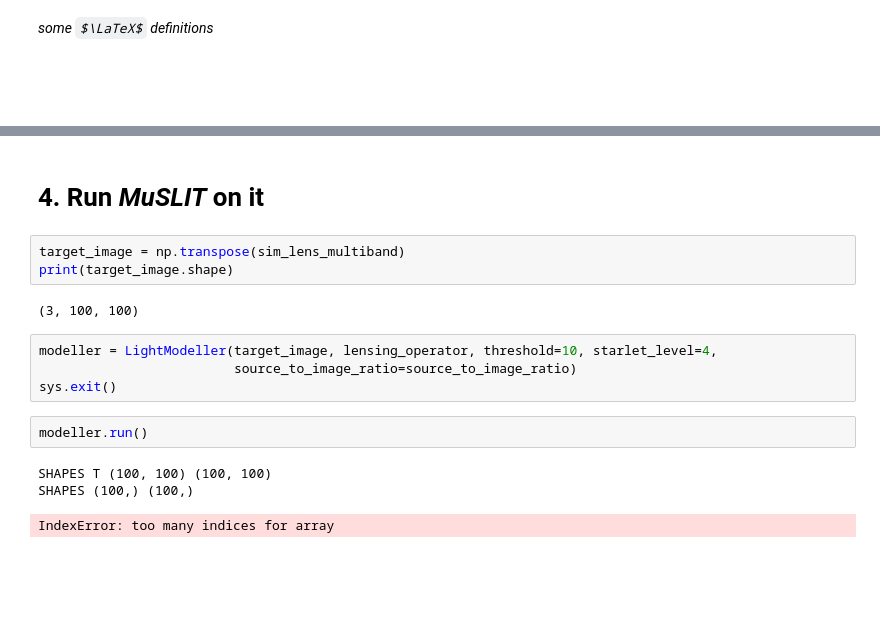
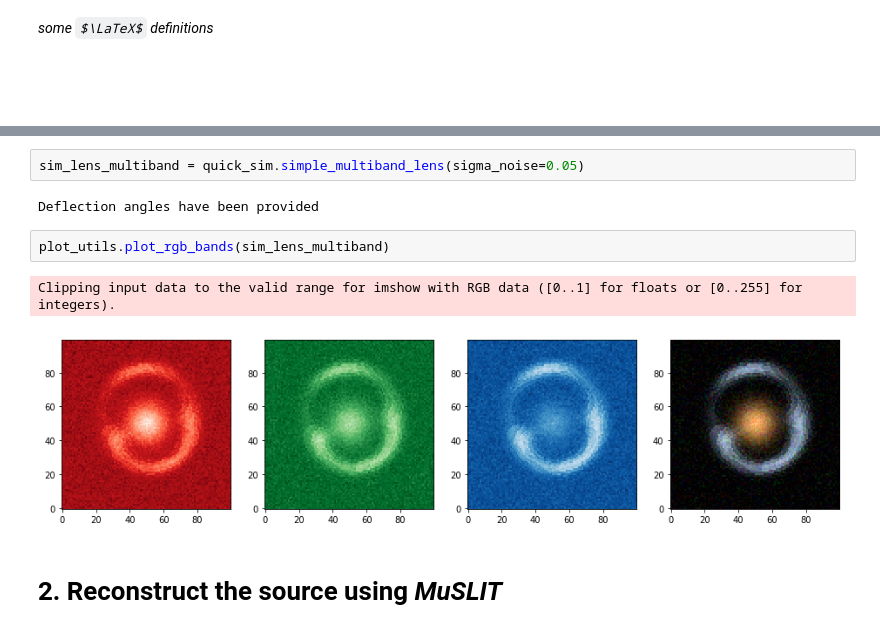
Before and after one commit to aymgal/MuSLIT, a Jupyter notebook: notebooks/MuSLIT_start.ipynb, the cells around one changed output, grey strips where cells are left out. Saved outputs shown, nothing was run; the diff lists cells and outputs as text; some formulas as TeX source; blank space fills up the shorter version.

```diff
--- a/notebooks/MuSLIT_start.ipynb
+++ b/notebooks/MuSLIT_start.ipynb
@@ -270,17 +100,11 @@ Clipping input data to the valid range for imshow with RGB data ([0..1] for floa
-# %% [markdown]
-# 4. Run _MuSLIT_ on it
-# %%
-target_image = np.transpose(sim_lens_multiband)
-print(target_image.shape)
-# %% [output]
-(3, 100, 100)
-# %%
-modeller = LightModeller(target_image, lensing_operator, threshold=10, starlet_level=4,
-                         source_to_image_ratio=source_to_image_ratio)
-sys.exit()
-# %%
-modeller.run()
-# %% [output]
-SHAPES T (100, 100) (100, 100)
-SHAPES (100,) (100,)
-IndexError: too many indices for array
+# %%
+sim_lens_multiband = quick_sim.simple_multiband_lens(sigma_noise=0.05)
+# %% [output]
+Deflection angles have been provided
+# %%
+plot_utils.plot_rgb_bands(sim_lens_multiband)
+# %% [output]
+Clipping input data to the valid range for imshow with RGB data ([0..1] for floats or [0..255] for integers).
+[figure, added]
+# %% [markdown]
+# 2. Reconstruct the source using _MuSLIT_
```
Also changed, not shown: parts of 23 cells of this notebook, 30 other files.
